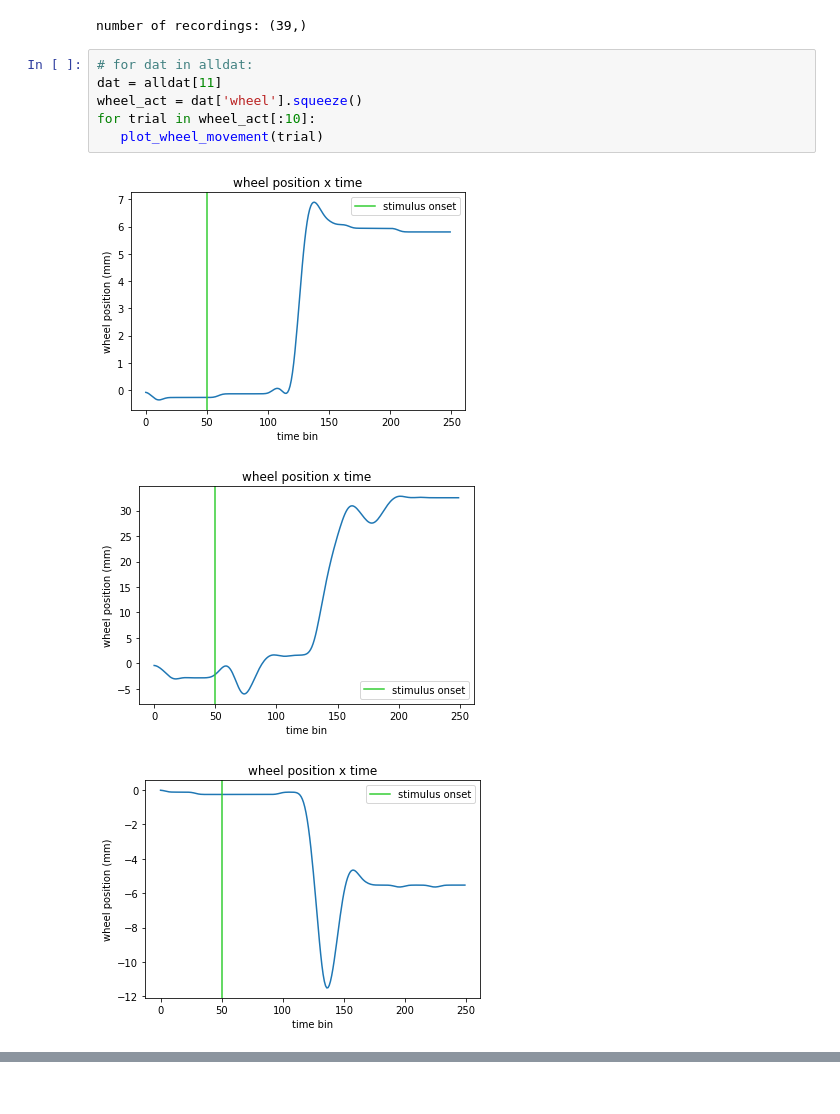
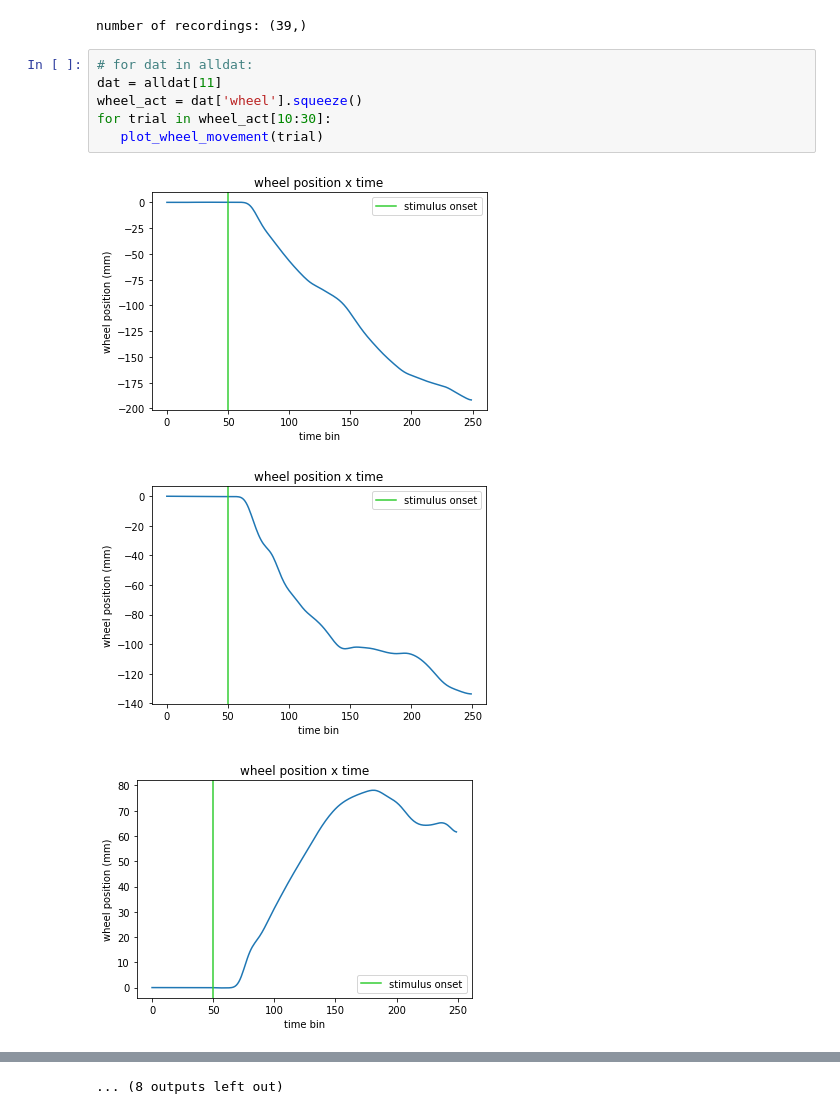
Before and after one commit to gumadeiras/neuromatch-academy, a Jupyter notebook: playground/plot_wheel_movement.ipynb, the cells around one changed output, grey strips where cells are left out. Cells and saved outputs as stored; diff of their text form.

```diff
--- a/playground/plot_wheel_movement.ipynb
+++ b/playground/plot_wheel_movement.ipynb
@@ -57,10 +55,10 @@ number of recordings: (39,)
 # %%
 # for dat in alldat:
 dat = alldat[11]
 wheel_act = dat['wheel'].squeeze()
-for trial in wheel_act[:10]:
+for trial in wheel_act[10:30]:
    plot_wheel_movement(trial)
 # %% [output]
-[figure, old version]
+[figure, new version]
-[figure, old version]
+[figure, new version]
-[figure, old version]
+[figure, new version]
@@ -73,0 +74 @@ for trial in wheel_act[:10]:
+... (8 outputs left out)
```
Also changed, not shown: parts of 2 cells of this notebook, 5 other files.
